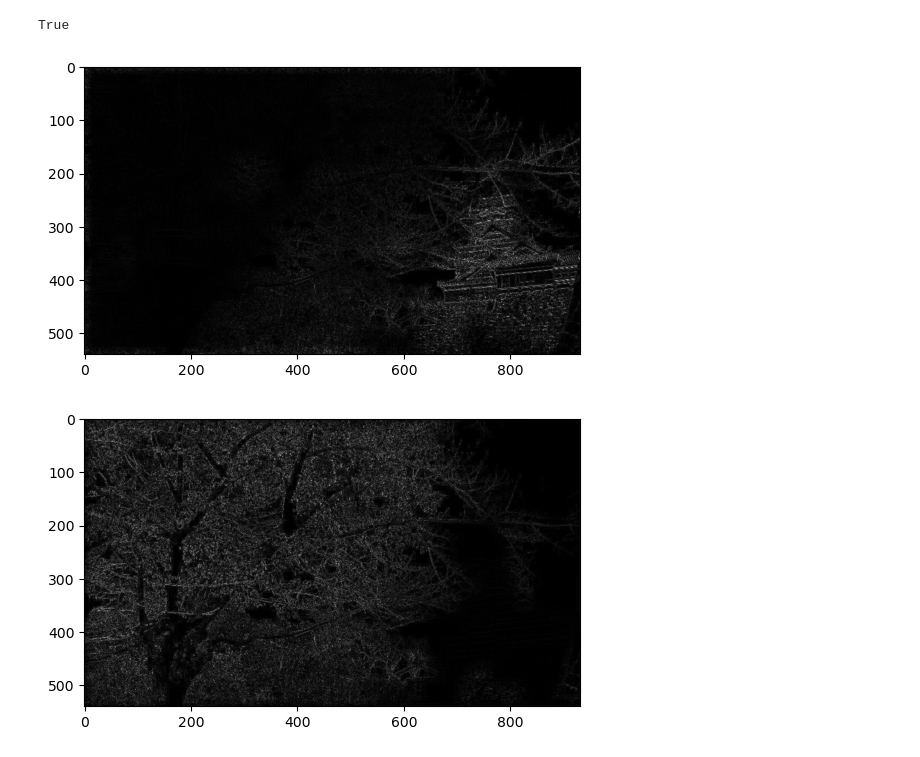
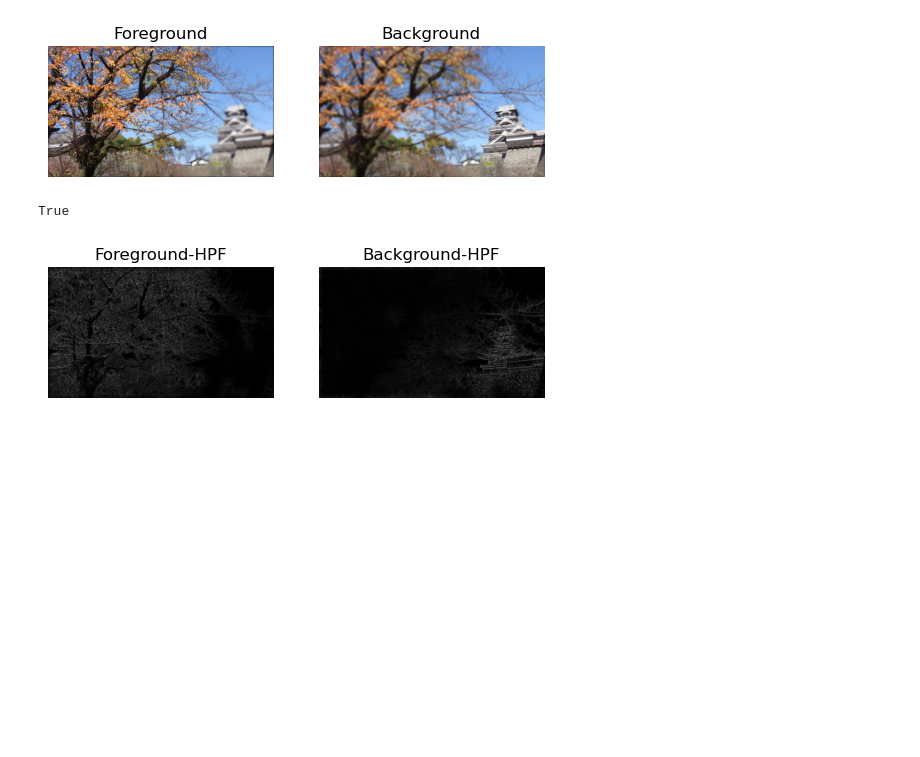
Before and after one commit to DanielHo-BS/ImageProcess, a Jupyter notebook: HW2/HW2.1.ipynb, the cells around one changed output. Saved outputs shown, nothing was run; the diff lists cells and outputs as text; code cells hidden in the pictures; blank space fills up the shorter version.

Commit message:
Update HW1 and HW2 * Add path to README.md of HW1 * Update HW2.1 and HW2.2 * Add images of HW2

```diff
--- a/HW2/HW2.1.ipynb
+++ b/HW2/HW2.1.ipynb
@@ -27,18 +6,45 @@ bkame = abs(cv.filter2D(bkame,-1,laplacian))
+# %%
+# Load images
+bg = cv.imread('images/5bg.jpg')
+fg = cv.imread('images/5fg.jpg')
+
+# Show fg_HPF and bg_HPF
+fig = plt.figure()
+plt.subplot(121)
+plt.axis('off')
+plt.title("Foreground")
+plt.imshow(cv.cvtColor(fg, cv.COLOR_BGR2RGB))
+plt.subplot(122)
+plt.axis('off')
+plt.title("Background")
+plt.imshow(cv.cvtColor(bg, cv.COLOR_BGR2RGB))
+
+# BGR to GRAY, and uint8 to double[0,1]
+fg = cv.cvtColor(fg, cv.COLOR_BGR2GRAY).astype(np.float32)/255
+bg = cv.cvtColor(bg, cv.COLOR_BGR2GRAY).astype(np.float32)/255
+# %% [output]
+[figure, added]
 # %%
+# High-pass filter (Laplacian)
+laplacian = np.array([[-1,-1,-1],[-1,8,-1],[-1,-1,-1]])
+fg = abs(cv.filter2D(fg,-1,laplacian))
+bg = abs(cv.filter2D(bg,-1,laplacian))
+
+# Show fg_HPF and bg_HPF
 fig = plt.figure()
-plt.imshow(fkame,"gray")
-fig = plt.figure()
-plt.imshow(bkame,"gray")
-
+plt.subplot(121)
+plt.axis('off')
+plt.title("Foreground-HPF")
+plt.imshow(fg,"gray")
+plt.subplot(122)
+plt.axis('off')
+plt.title("Background-HPF")
+plt.imshow(bg,"gray")
 
 if not os.path.exists('images'):
     os.mkdir('images')
-cv.imwrite('images/ex2.1.2-fg-HPF.jpg', (fkame*255).astype(np.uint8))
-
-if not os.path.exists('images'):
-    os.mkdir('images')
-cv.imwrite('images/ex2.1.2-bg-HDF.jpg', (bkame*255).astype(np.uint8))
+cv.imwrite('images/ex2.1.2-fg-HPF.jpg', (fg*255).astype(np.uint8))
+cv.imwrite('images/ex2.1.2-bg-HDF.jpg', (bg*255).astype(np.uint8))
 # %% [output]
 True
-[figure, old version]
+[figure, new version]
-[figure, removed]
```
Also changed, not shown: parts of 6 cells of this notebook, 7 other files.
